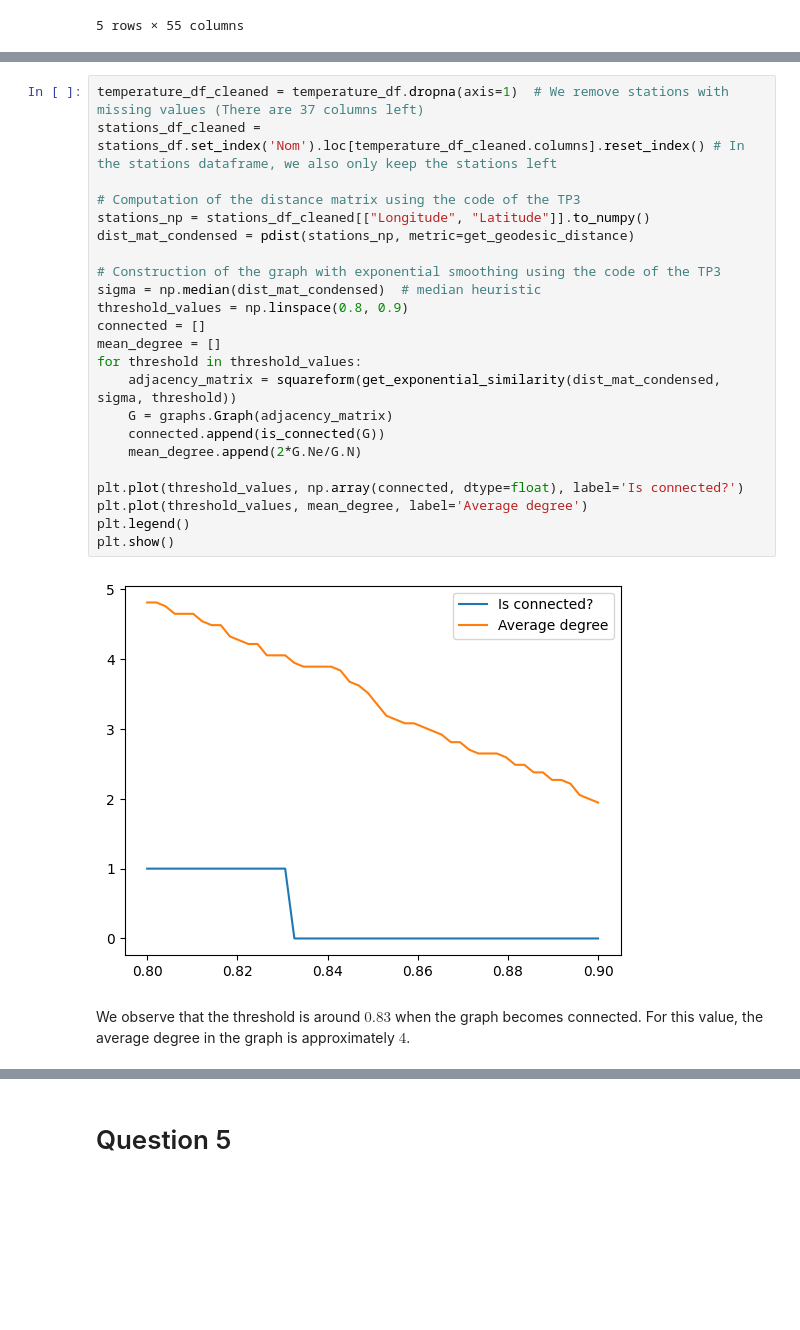
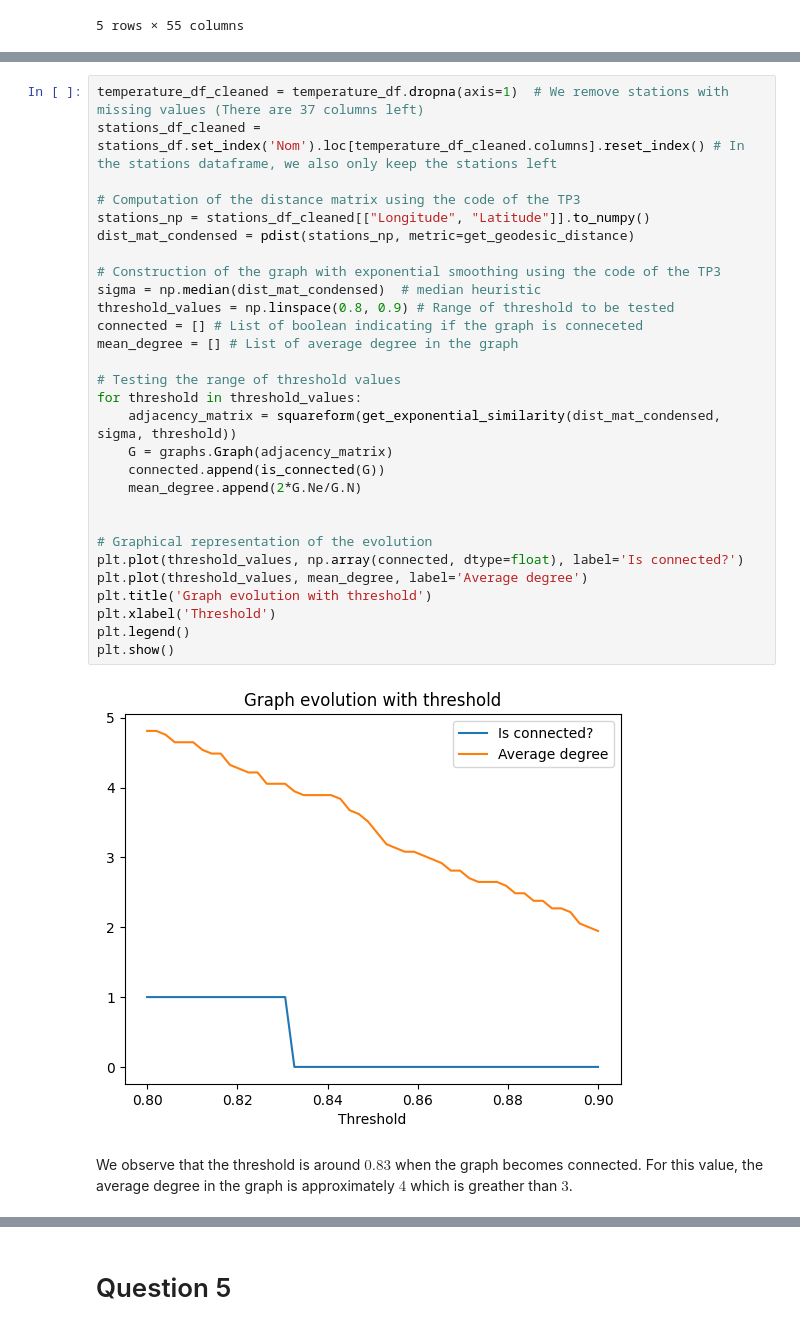
Before and after one commit to victorgalmiche/TimeSeries-TP3, a Jupyter notebook: Assignment 3.ipynb, the cells around one changed output, grey strips where cells are left out. Cells and saved outputs as stored; diff of their text form; blank space fills up the shorter version.

```diff
--- a/Assignment 3.ipynb
+++ b/Assignment 3.ipynb
@@ -171,30 +171,36 @@ VANNES-MEUCON
 # %%
 temperature_df_cleaned = temperature_df.dropna(axis=1)  # We remove stations with missing values (There are 37 columns left)
 stations_df_cleaned = stations_df.set_index('Nom').loc[temperature_df_cleaned.columns].reset_index() # In the stations dataframe, we also only keep the stations left
 
 # Computation of the distance matrix using the code of the TP3
 stations_np = stations_df_cleaned[["Longitude", "Latitude"]].to_numpy()
 dist_mat_condensed = pdist(stations_np, metric=get_geodesic_distance)
 
 # Construction of the graph with exponential smoothing using the code of the TP3
 sigma = np.median(dist_mat_condensed)  # median heuristic
-threshold_values = np.linspace(0.8, 0.9)
-connected = []
-mean_degree = []
+threshold_values = np.linspace(0.8, 0.9) # Range of threshold to be tested
+connected = [] # List of boolean indicating if the graph is conneceted
+mean_degree = [] # List of average degree in the graph
+
+# Testing the range of threshold values
 for threshold in threshold_values:
     adjacency_matrix = squareform(get_exponential_similarity(dist_mat_condensed, sigma, threshold))
     G = graphs.Graph(adjacency_matrix)
     connected.append(is_connected(G))
     mean_degree.append(2*G.Ne/G.N)
 
+
+# Graphical representation of the evolution
 plt.plot(threshold_values, np.array(connected, dtype=float), label='Is connected?')
 plt.plot(threshold_values, mean_degree, label='Average degree')
+plt.title('Graph evolution with threshold')
+plt.xlabel('Threshold')
 plt.legend()
 plt.show()
 # %% [output]
-[figure, old version]
+[figure, new version]
 # %% [markdown]
-We observe that the threshold is around $0.83$ when the graph becomes connected. For this value, the average degree in the graph is approximately $4$.
+We observe that the threshold is around $0.83$ when the graph becomes connected. For this value, the average degree in the graph is approximately $4$ which is greather than $3$.
 # %%
 # We verify that 0.83 works
 threshold = 0.83
```
Also changed, not shown: parts of 8 cells of this notebook, 3 other files.
